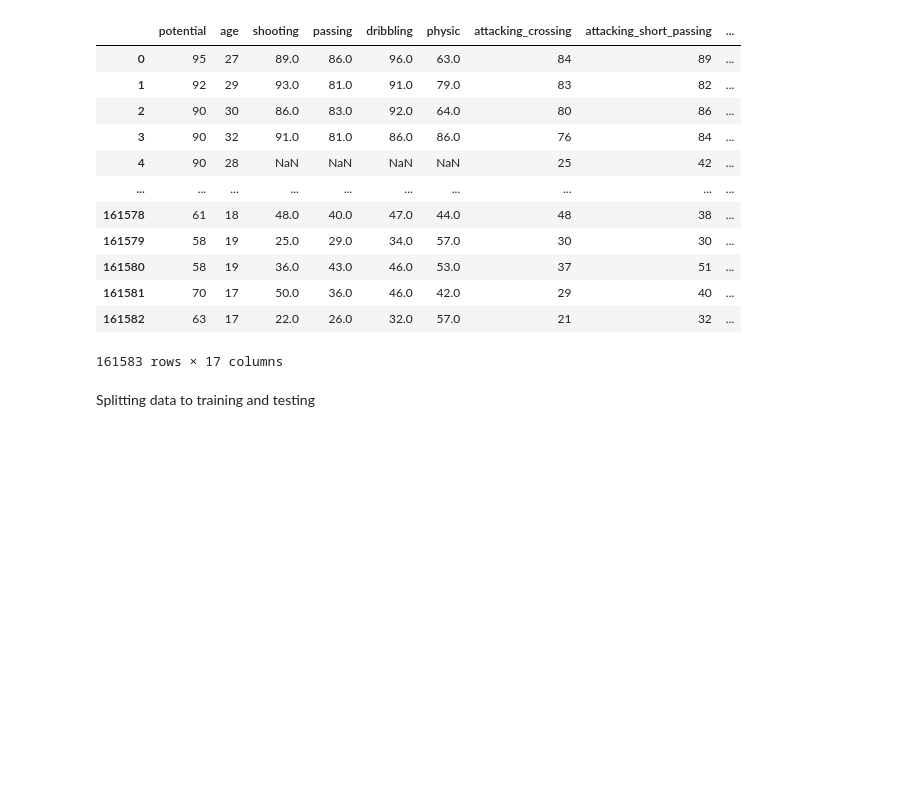
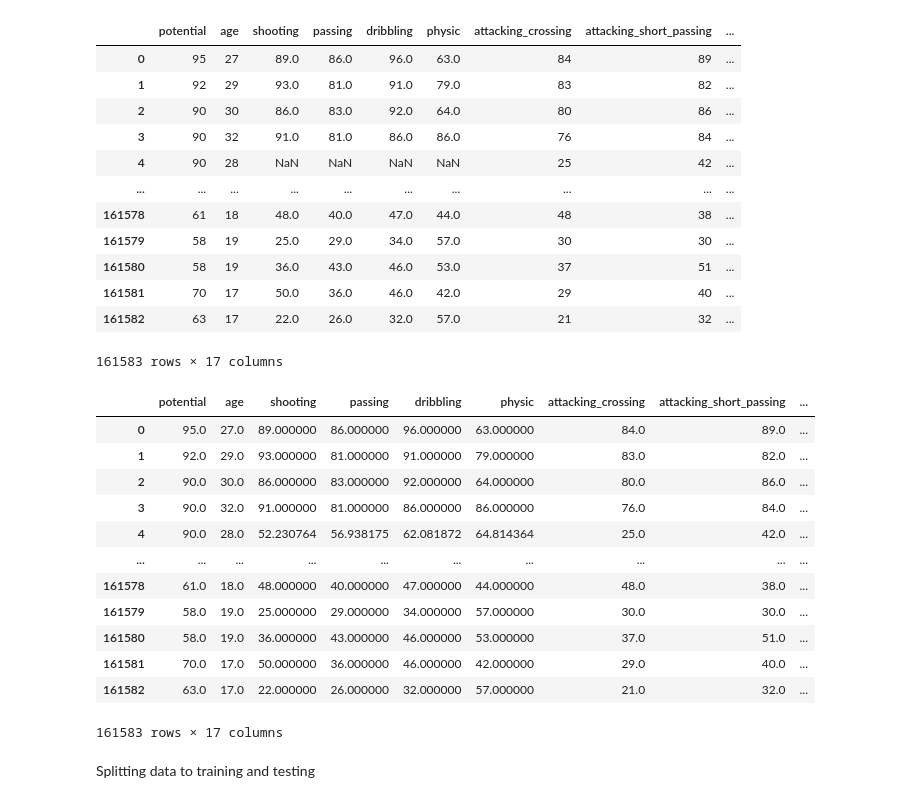
Before and after one commit to ReindorfN/ReindorfNarh._SportsPrediction, a Jupyter notebook: ReindorfNarh._SportsPrediction.ipynb, the cells around one changed output. Drawn from its saved outputs; the diff is of its cells as text; code cells hidden in the pictures; blank space fills up the shorter version.

```diff
--- a/ReindorfNarh._SportsPrediction.ipynb
+++ b/ReindorfNarh._SportsPrediction.ipynb
@@ -154,6 +154,22 @@ train_21[important_features]
 161583 rows × 17 columns
 # %%
 X = pd.DataFrame(X_new, columns=important_features, index = X.index)
+# %%
+X
+# %% [output]
+|  | potential | age | shooting | passing | dribbling | physic | attacking_crossing | attacking_short_passing | ... |
+| 0 | 95.0 | 27.0 | 89.000000 | 86.000000 | 96.000000 | 63.000000 | 84.0 | 89.0 | ... |
+| 1 | 92.0 | 29.0 | 93.000000 | 81.000000 | 91.000000 | 79.000000 | 83.0 | 82.0 | ... |
+| 2 | 90.0 | 30.0 | 86.000000 | 83.000000 | 92.000000 | 64.000000 | 80.0 | 86.0 | ... |
+| 3 | 90.0 | 32.0 | 91.000000 | 81.000000 | 86.000000 | 86.000000 | 76.0 | 84.0 | ... |
+| 4 | 90.0 | 28.0 | 52.230764 | 56.938175 | 62.081872 | 64.814364 | 25.0 | 42.0 | ... |
+| ... | ... | ... | ... | ... | ... | ... | ... | ... | ... |
+| 161578 | 61.0 | 18.0 | 48.000000 | 40.000000 | 47.000000 | 44.000000 | 48.0 | 38.0 | ... |
+| 161579 | 58.0 | 19.0 | 25.000000 | 29.000000 | 34.000000 | 57.000000 | 30.0 | 30.0 | ... |
+| 161580 | 58.0 | 19.0 | 36.000000 | 43.000000 | 46.000000 | 53.000000 | 37.0 | 51.0 | ... |
+| 161581 | 70.0 | 17.0 | 50.000000 | 36.000000 | 46.000000 | 42.000000 | 29.0 | 40.0 | ... |
+| 161582 | 63.0 | 17.0 | 22.000000 | 26.000000 | 32.000000 | 57.000000 | 21.0 | 32.0 | ... |
+161583 rows × 17 columns
 # %% [markdown]
 Splitting data to training and testing
 # %%
```
Also changed, not shown: parts of 9 cells of this notebook, 2 other files.
